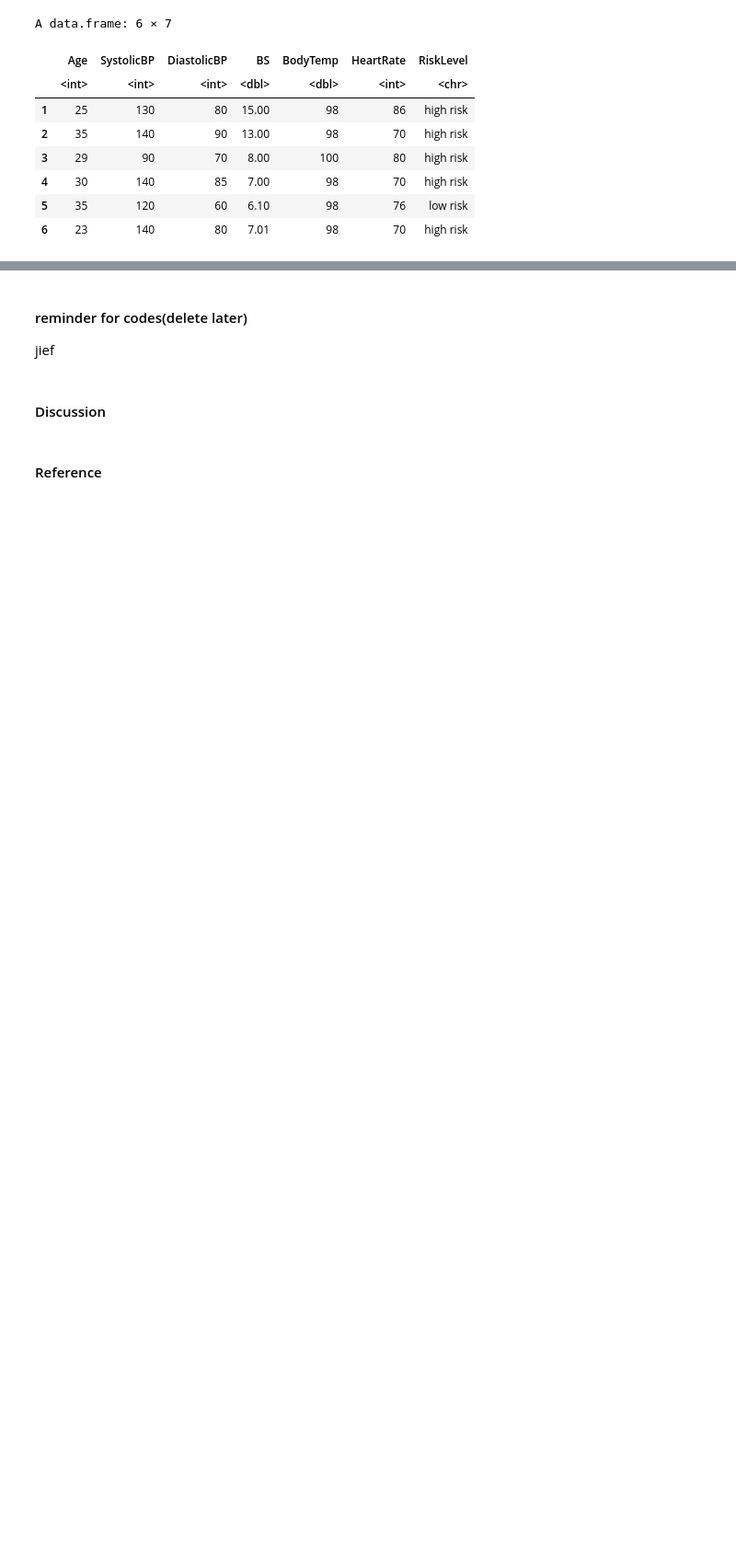
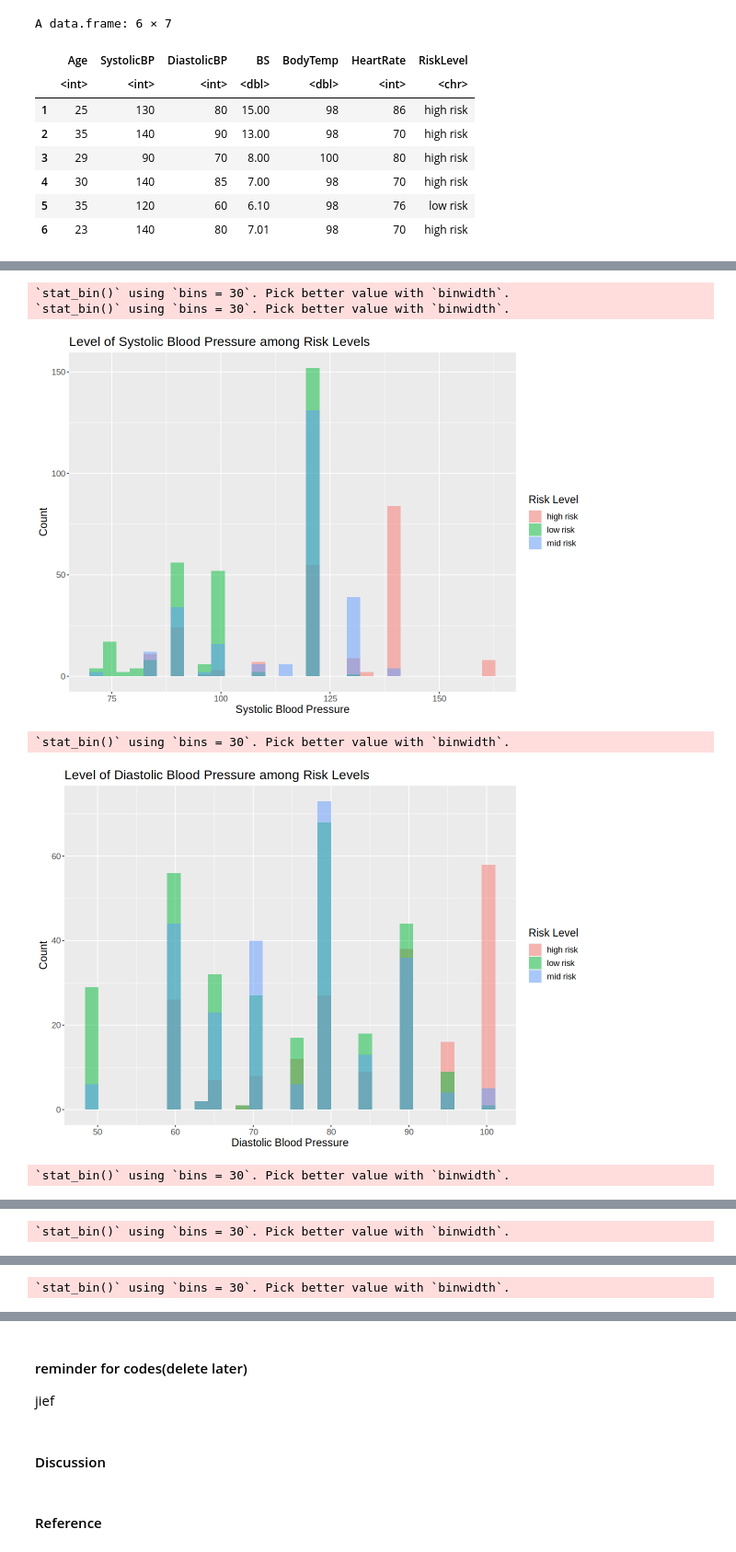
Before and after one commit to Julianazhu26/DSCI100-Group-Project, a Jupyter notebook: Group Final Project.ipynb, the cells around one changed output, grey strips where cells are left out. Shown at 92% size. Drawn from its saved outputs; the diff is of its cells as text; code cells hidden in the pictures; blank space fills up the shorter version.

```diff
--- a/Group Final Project.ipynb
+++ b/Group Final Project.ipynb
@@ -46,0 +79,19 @@ A data.frame: 6 × 7
+# %%
+## Adding the Celcius column
+maternal_with_celcius <- maternal_train |>
+                         mutate(Celcius = (BodyTemp - 32) * 5/9 ) |>
+                         select(Age, SystolicBP, DiastolicBP, BS, HeartRate, RiskLevel, Celcius)
+
+## Rename the columns
+names(maternal_with_celcius) <- c("Age",
+                                  "Systolic_Blood_Pressure",
+                                  "Diastolic_Blood_Pressure",
+                                  "Blood_Glucose", #mmol/L
+                                  "Heart_Beat", #bpm
+                                  "Risk_Level",
+                                  "Body_Temperature")
+maternal_final <- maternal_with_celcius
+head(maternal_final)
+
+# count the number of rows
+nrow(maternal_final)
@@ -46,0 +109,51 @@ A data.frame: 6 × 7
+# %%
+# examples of visualization we will use
+options(repr.plot.width = 10, repr.plot.height = 7)
+systolic_hisrogram <- ggplot(maternal_final, aes(x = Systolic_Blood_Pressure, fill = as_factor(Risk_Level))) +
+                     geom_histogram(alpha = 0.5, position = "identity") +
+                     labs(x = "Systolic Blood Pressure", fill = "Risk Level", y = "Count") +
+                     ggtitle("Level of Systolic Blood Pressure among Risk Levels") +
+                     theme(text = element_text(size = 14))
+systolic_hisrogram
+
+diastolic_histogram <- ggplot(maternal_final, aes(x = Diastolic_Blood_Pressure, fill = as_factor(Risk_Level))) +
+                     geom_histogram(alpha = 0.5, position = "identity") +
+                     labs(x = "Diastolic Blood Pressure", fill = "Risk Level", y = "Count") +
+                     ggtitle("Level of Diastolic Blood Pressure among Risk Levels") +
+                     theme(text = element_text(size = 14))
+diastolic_histogram
+
+bs_histogram <- ggplot(maternal_final, aes(x = Blood_Glucose, fill = as_factor(Risk_Level))) +
+                     geom_histogram(alpha = 0.5, position = "identity") +
+                     labs(x = "Blood Glucose(mmol/L)", fill = "Risk Level", y = "Count") +
+                     ggtitle("Level of Blood Glucose among Risk Levels") +
+                     theme(text = element_text(size = 14))
+bs_histogram
+
+heart_beat_histogram <- ggplot(maternal_final, aes(x = Heart_Beat, fill = as_factor(Risk_Level))) +
+                     geom_histogram(alpha = 0.5, position = "identity") +
+                     labs(x = "Heart Beat(bpm)", fill = "Risk Level", y = "Count") +
+                     ggtitle("Rate of Heart Beat among Risk Levels") +
+                     theme(text = element_text(size = 14))
+heart_beat_histogram
+
+age_histogram <- ggplot(maternal_final, aes(x = Age, fill = as_factor(Risk_Level))) +
+                     geom_histogram(alpha = 0.5, position = "identity") +
+                     labs(x = "Age", fill = "Risk Level", y = "Count") +
+                     ggtitle("Age among Risk Levels") +
+                     theme(text = element_text(size = 14))
+age_histogram
+
+body_temperature_histogram <- ggplot(maternal_final, aes(x = Body_Temperature, fill = as_factor(Risk_Level))) +
+                     geom_histogram(alpha = 0.5, position = "identity") +
+                     labs(x = "Body Temperature (Celcius)", fill = "Risk Level", y = "Count") +
+                     ggtitle("Body Temperature among Risk Levels") +
+                     theme(text = element_text(size = 14))
+body_temperature_histogram
+# %% [output]
+`stat_bin()` using `bins = 30`. Pick better value with `binwidth`.
+`stat_bin()` using `bins = 30`. Pick better value with `binwidth`.
+[figure, added]
+`stat_bin()` using `bins = 30`. Pick better value with `binwidth`.
+[figure, added]
+`stat_bin()` using `bins = 30`. Pick better value with `binwidth`.
@@ -46,0 +161 @@ A data.frame: 6 × 7
+`stat_bin()` using `bins = 30`. Pick better value with `binwidth`.
@@ -46,0 +163 @@ A data.frame: 6 × 7
+`stat_bin()` using `bins = 30`. Pick better value with `binwidth`.
```
Also changed, not shown: parts of 6 cells of this notebook.
